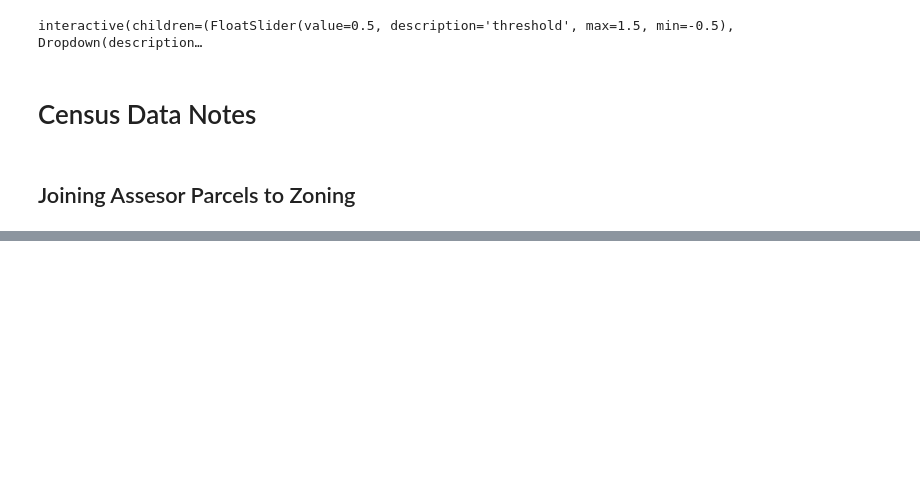
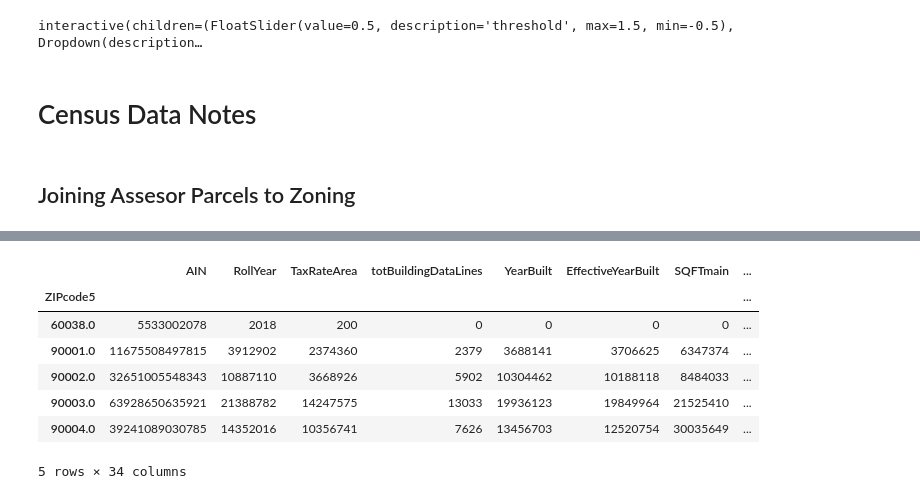
Before and after one commit to hunterowens/usc-price-workshop, a Jupyter notebook: notebooks/code-snippets.ipynb, the cells around one changed output, grey strips where cells are left out. Saved outputs shown, nothing was run; the diff lists cells and outputs as text; code cells hidden in the pictures; blank space fills up the shorter version.

```diff
--- a/notebooks/code-snippets.ipynb
+++ b/notebooks/code-snippets.ipynb
@@ -167,0 +169,12 @@ the money raised from this tax is 28406.603399999996 per year
+# %%
+zips = joined.groupby("ZIPcode5").sum()
+zips.head()
+# %% [output]
+|  | AIN | RollYear | TaxRateArea | totBuildingDataLines | YearBuilt | EffectiveYearBuilt | SQFTmain | ... |
+| ZIPcode5 |  |  |  |  |  |  |  | ... |
+| 60038.0 | 5533002078 | 2018 | 200 | 0 | 0 | 0 | 0 | ... |
+| 90001.0 | 11675508497815 | 3912902 | 2374360 | 2379 | 3688141 | 3706625 | 6347374 | ... |
+| 90002.0 | 32651005548343 | 10887110 | 3668926 | 5902 | 10304462 | 10188118 | 8484033 | ... |
+| 90003.0 | 63928650635921 | 21388782 | 14247575 | 13033 | 19936123 | 19849964 | 21525410 | ... |
+| 90004.0 | 39241089030785 | 14352016 | 10356741 | 7626 | 13456703 | 12520754 | 30035649 | ... |
+5 rows × 34 columns
```
Also changed, not shown: parts of 6 cells of this notebook.
